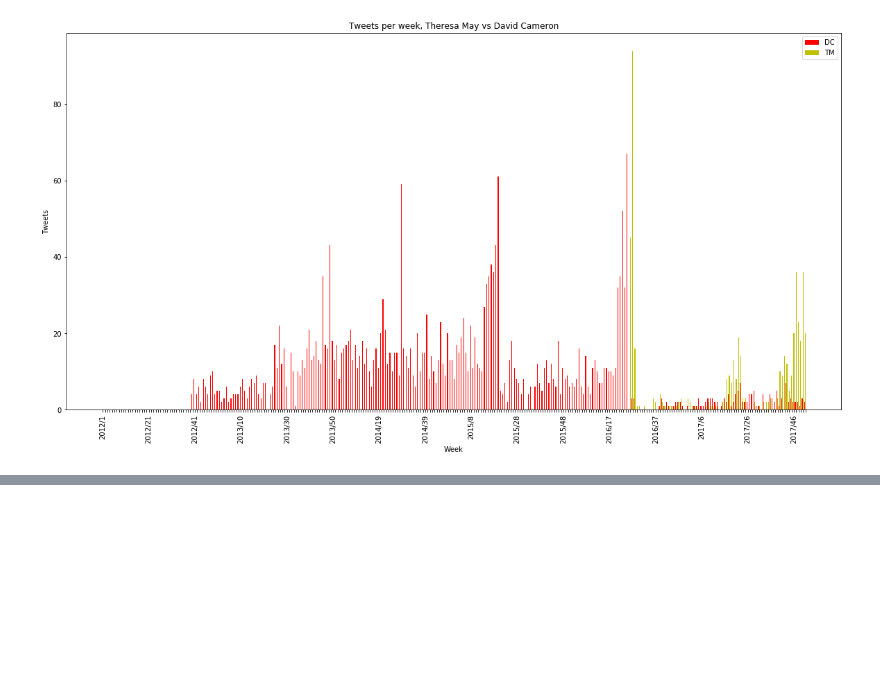
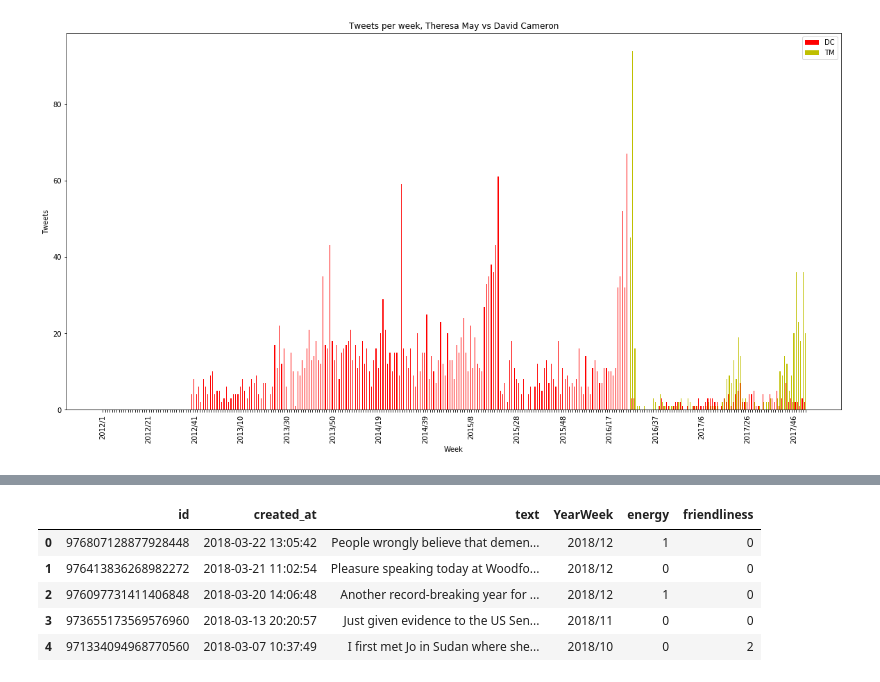
Before and after one commit to puntofisso/Birkbeck, a Jupyter notebook: May_Cameron_Varadkar.ipynb, the cells around one changed output, grey strips where cells are left out. Cells and saved outputs as stored; diff of their text form; code cells hidden in the pictures; blank space fills up the shorter version.

```diff
--- a/May_Cameron_Varadkar.ipynb
+++ b/May_Cameron_Varadkar.ipynb
@@ -146,0 +170,31 @@ plt.show()
+# %%
+# Word search -> calculate the two indices and add to the table
+import re
+
+indices_of_friendliness = []
+indices_of_energy = []
+
+for sentence in dc['text'].str.lower():
+
+    indexF = 0
+    for word in words_friendliness:
+        occurrences = len(re.findall(word,sentence))
+        indexF = indexF + occurrences
+    indices_of_friendliness.append(indexF)
+
+    indexE = 0
+    for word in words_energy:
+        occurrences = len(re.findall(word,sentence))
+        indexE = indexE + occurrences
+    indices_of_energy.append(indexE)
+
+dc['energy'] = indices_of_energy
+dc['friendliness'] = indices_of_friendliness
+dc.head()
+# %% [output]
+|  | id | created_at | text | YearWeek | energy | friendliness |
+| 0 | 976807128877928448 | 2018-03-22 13:05:42 | People wrongly believe that demen... | 2018/12 | 1 | 0 |
+| 1 | 976413836268982272 | 2018-03-21 11:02:54 | Pleasure speaking today at Woodfo... | 2018/12 | 0 | 0 |
+| 2 | 976097731411406848 | 2018-03-20 14:06:48 | Another record-breaking year for ... | 2018/12 | 1 | 0 |
+| 3 | 973655173569576960 | 2018-03-13 20:20:57 | Just given evidence to the US Sen... | 2018/11 | 0 | 0 |
+| 4 | 971334094968770560 | 2018-03-07 10:37:49 | I first met Jo in Sudan where she... | 2018/10 | 0 | 2 |
```
Also changed, not shown: parts of 7 cells of this notebook.
